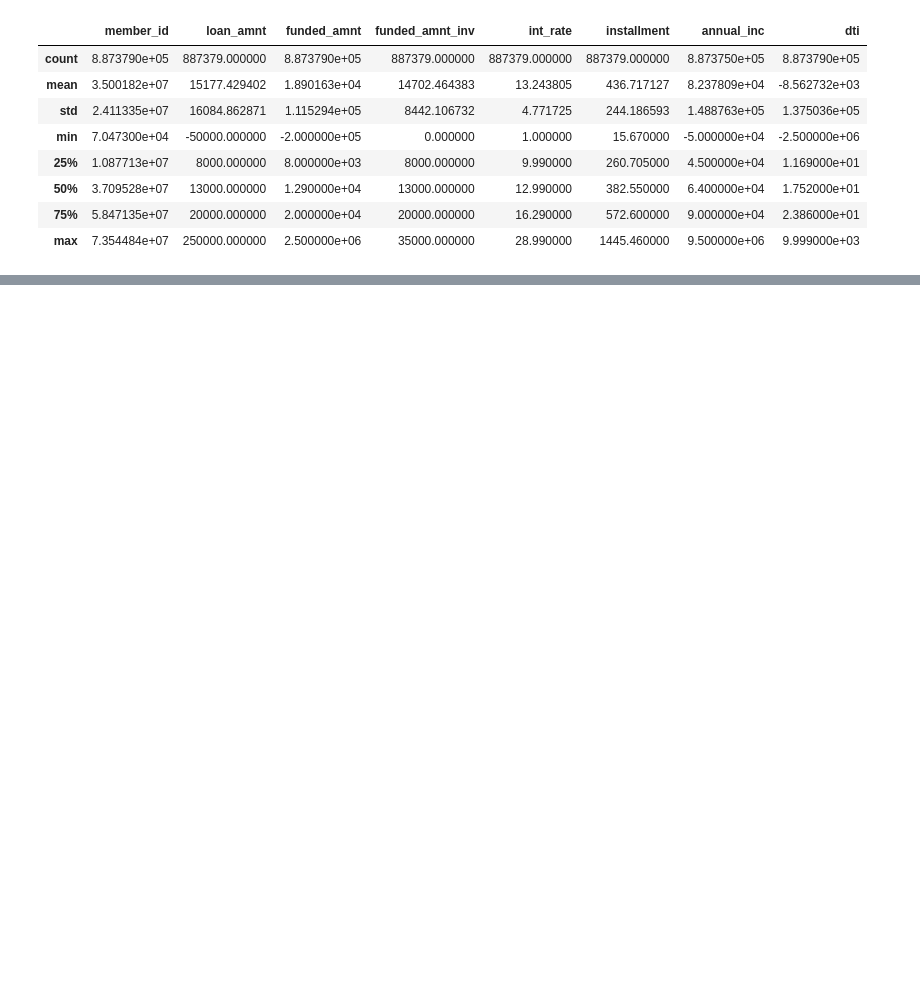
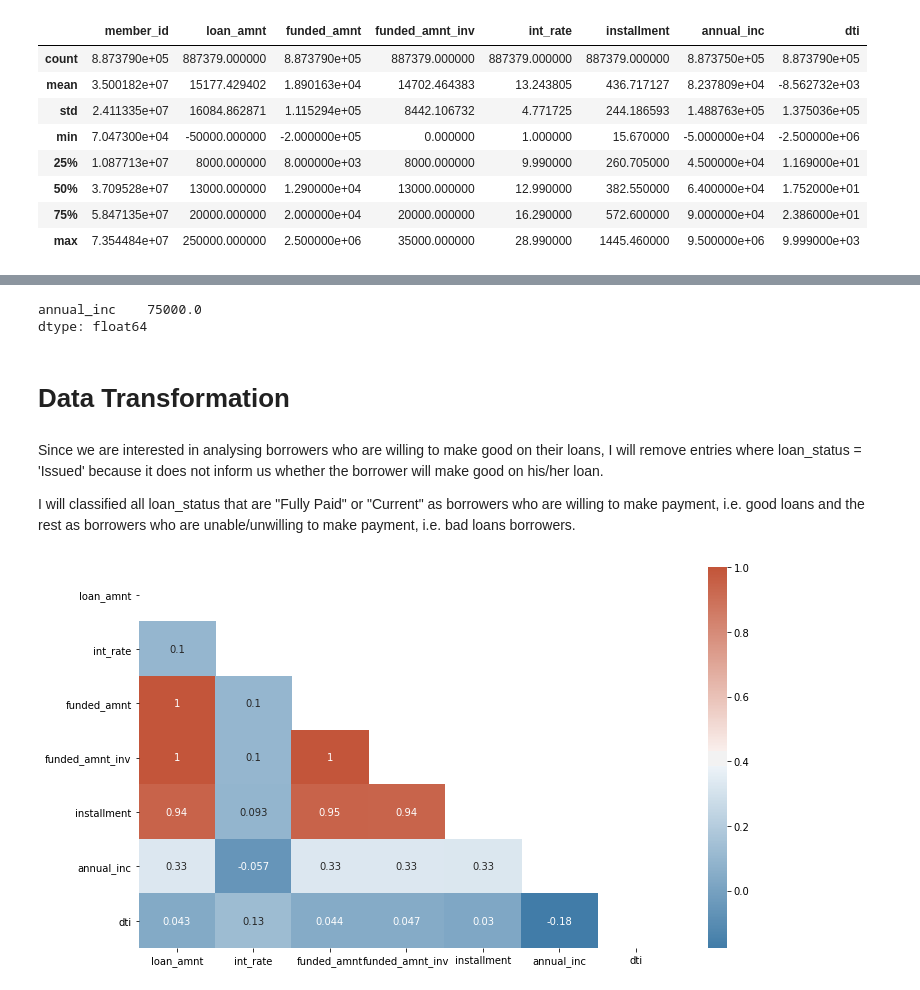
Before and after one commit to ttimong/projects, a Jupyter notebook: funding-societies-assignment.ipynb, the cells around one changed output, grey strips where cells are left out. Cells and saved outputs as stored; diff of their text form; code cells hidden in the pictures; blank space fills up the shorter version.

```diff
--- a/funding-societies-assignment.ipynb
+++ b/funding-societies-assignment.ipynb
@@ -195,0 +131,3 @@ plt.subplots_adjust(top=0.92, bottom=0.08, left=0.10, right=0.95, hspace=0.25, w
+# %%
+# since assumed erroneous rows is only approx ~1.1% of raw data, I will remove them
+df_clean = df_clean.query("funded_amnt_inv <= loan_amnt and funded_amnt <= loan_amnt and funded_amnt_inv <= funded_amnt and dti >= {lower} and dti <= {upper}".format(lower=lower_limit_dti, upper=upper_limit_dti))
@@ -195,0 +178,48 @@ plt.subplots_adjust(top=0.92, bottom=0.08, left=0.10, right=0.95, hspace=0.25, w
+# %%
+median = df_clean.query("grade == 'A'")[['annual_inc']].median()
+print (median)
+# %% [output]
+annual_inc    75000.0
+dtype: float64
+# %%
+df_clean['annual_inc'].fillna(75000.0, inplace=True)
+
+# replacing other null values as 'blank'
+df_clean.fillna('blank', inplace=True)
+# %% [markdown]
+# Data Transformation
+# %% [markdown]
+Since we are interested in analysing borrowers who are willing to make good on their loans, I will remove entries where loan_status = 'Issued' because it does not inform us whether the borrower will make good on his/her loan.
+
+I will classified all loan_status that are "Fully Paid" or "Current" as borrowers who are willing to make payment, i.e. good loans and the rest as borrowers who are unable/unwilling to make payment, i.e. bad loans borrowers.
+# %%
+# removing loan status "Issued" because it cannot be determine whether borrowers willing to make payment
+# obtaining year where loan was issued
+# replace blank space with _ for each cell
+# good loans = 1 and bad loans = 0 under a new column 'target'
+df_transform = (
+    df_clean
+    .query("loan_status != 'Issued'")
+    .pipe(lambda x: x.assign(year = pd.to_datetime(x.issue_d).dt.year))
+    .pipe(lambda x: x.assign(verification_status = x.verification_status.str.replace(' ','_')))
+    .pipe(lambda x: x.assign(term = x.term.str.replace(' ','_'))).pipe(lambda x: x.assign(
+            target = np.where(x.loan_status == 'Fully Paid',1,
+                              np.where(x.loan_status == 'Current',1,
+                                       np.where(x.loan_status == 'Does not meet the credit policy. Status:Fully Paid',1,0)))))
+    )
+# %%
+# plotting a correlation heatmap between continuous features
+cont_feature_df = df_transform[['loan_amnt', 'int_rate', 'funded_amnt', 'funded_amnt_inv', 'installment', 'annual_inc', 'dti']]
+
+_ = plt.subplots(figsize = (12,7))
+
+corr = cont_feature_df.corr()
+
+mask = np.zeros_like(corr, dtype=np.bool)
+mask[np.triu_indices_from(mask)] = True
+
+cmap = sns.diverging_palette(600, 20, as_cmap=True)
+
+_ = sns.heatmap(corr, mask=mask, annot=True, cmap =cmap)
+# %% [output]
+[figure, added]
```
Also changed, not shown: parts of 105 cells of this notebook, 2 other files.
